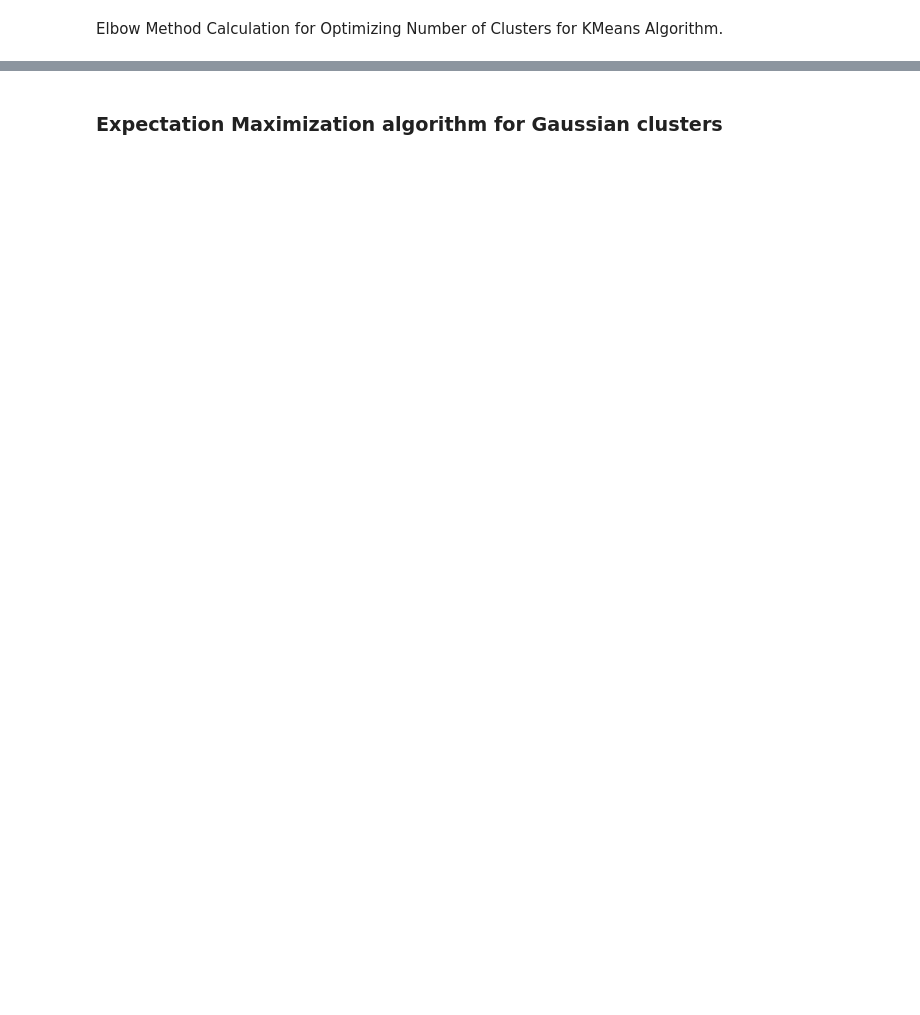
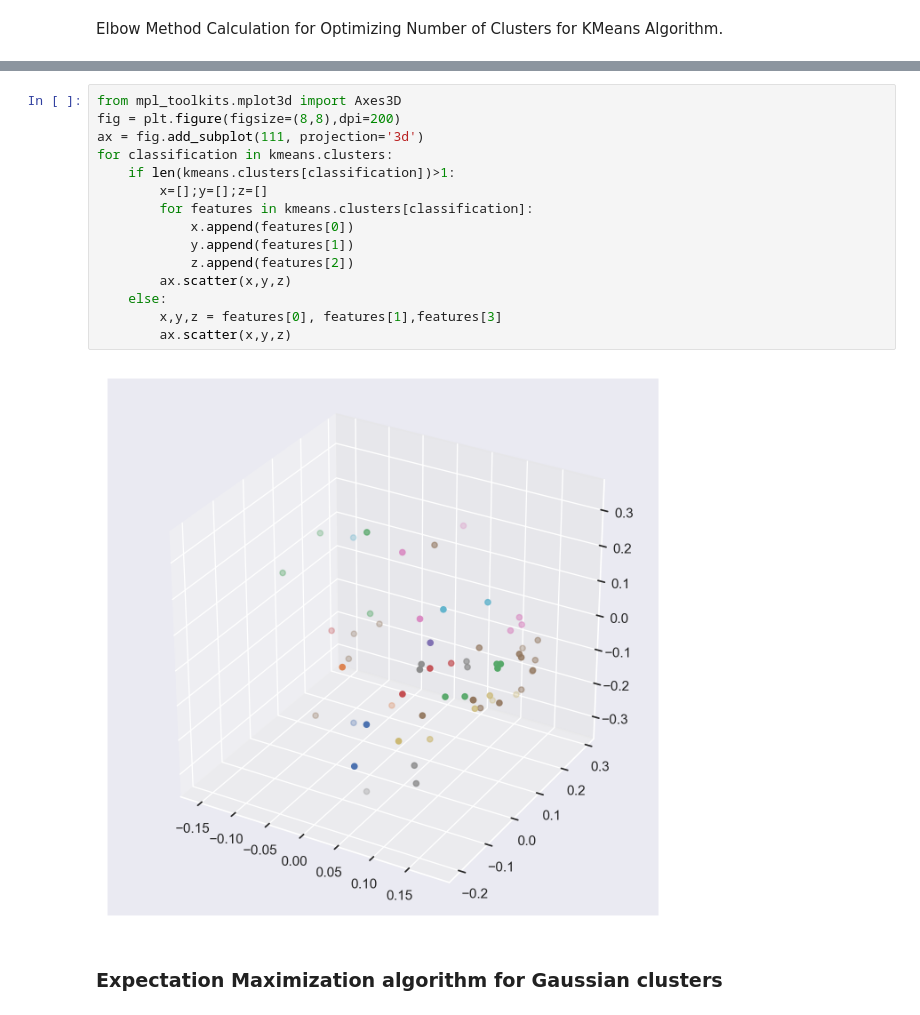
Before and after one commit to istewar1/Research, a Jupyter notebook: COSC 528/Project 2/Project2_notebook.ipynb, the cells around one changed output, grey strips where cells are left out. Drawn from its saved outputs; the diff is of its cells as text; blank space fills up the shorter version.

```diff
--- a/COSC 528/Project 2/Project2_notebook.ipynb
+++ b/COSC 528/Project 2/Project2_notebook.ipynb
@@ -445,2 +503,19 @@ ax.axes.set_axisbelow(True)
+# %%
+from mpl_toolkits.mplot3d import Axes3D
+fig = plt.figure(figsize=(8,8),dpi=200)
+ax = fig.add_subplot(111, projection='3d')
+for classification in kmeans.clusters:
+    if len(kmeans.clusters[classification])>1:
+        x=[];y=[];z=[]
+        for features in kmeans.clusters[classification]:
+            x.append(features[0])
+            y.append(features[1])
+            z.append(features[2])
+        ax.scatter(x,y,z)
+    else:
+        x,y,z = features[0], features[1],features[3]
+        ax.scatter(x,y,z)
+# %% [output]
+[figure, added]
 # %% [markdown]
 ### Expectation Maximization algorithm for Gaussian clusters
```
Also changed, not shown: parts of 13 cells of this notebook.
